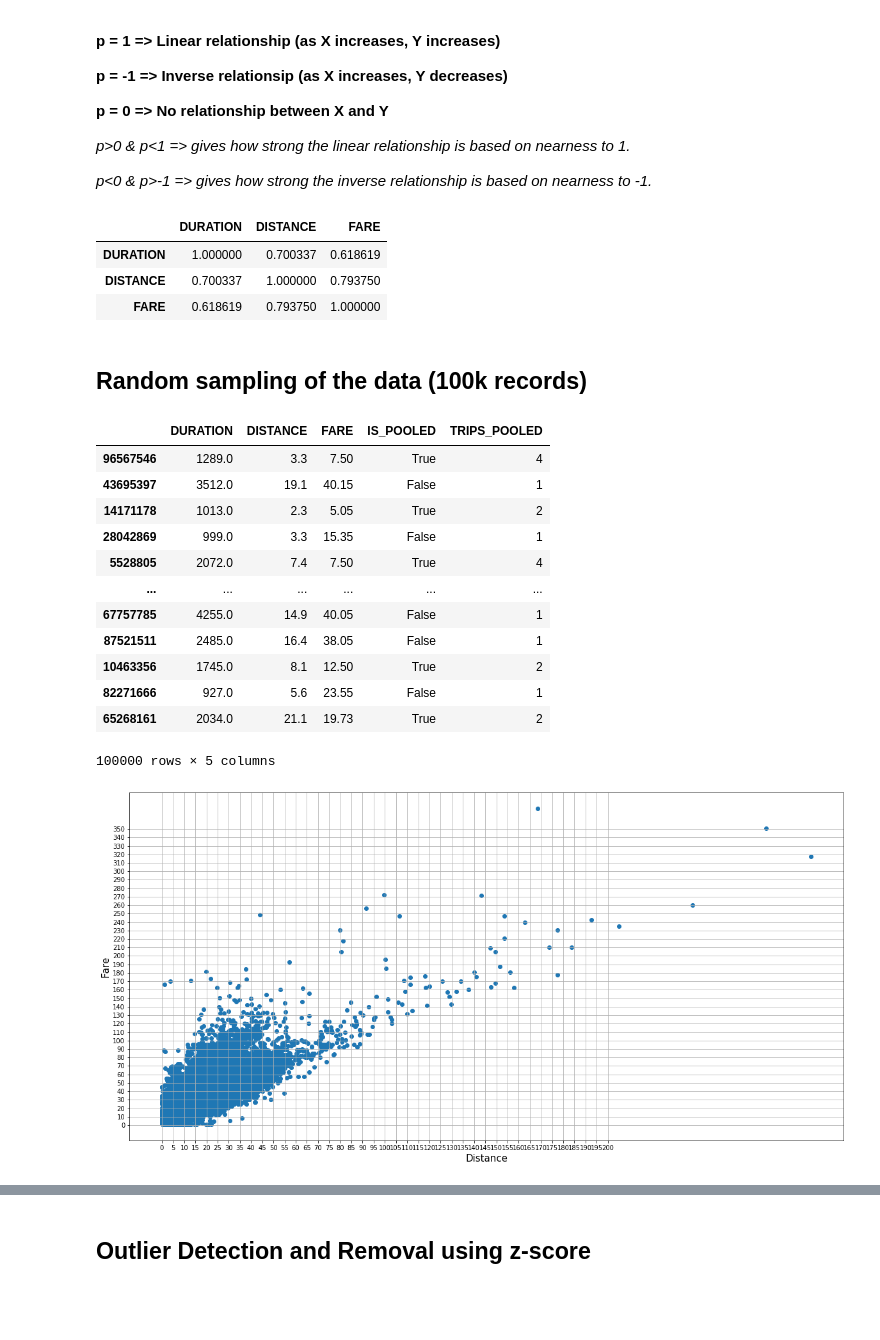
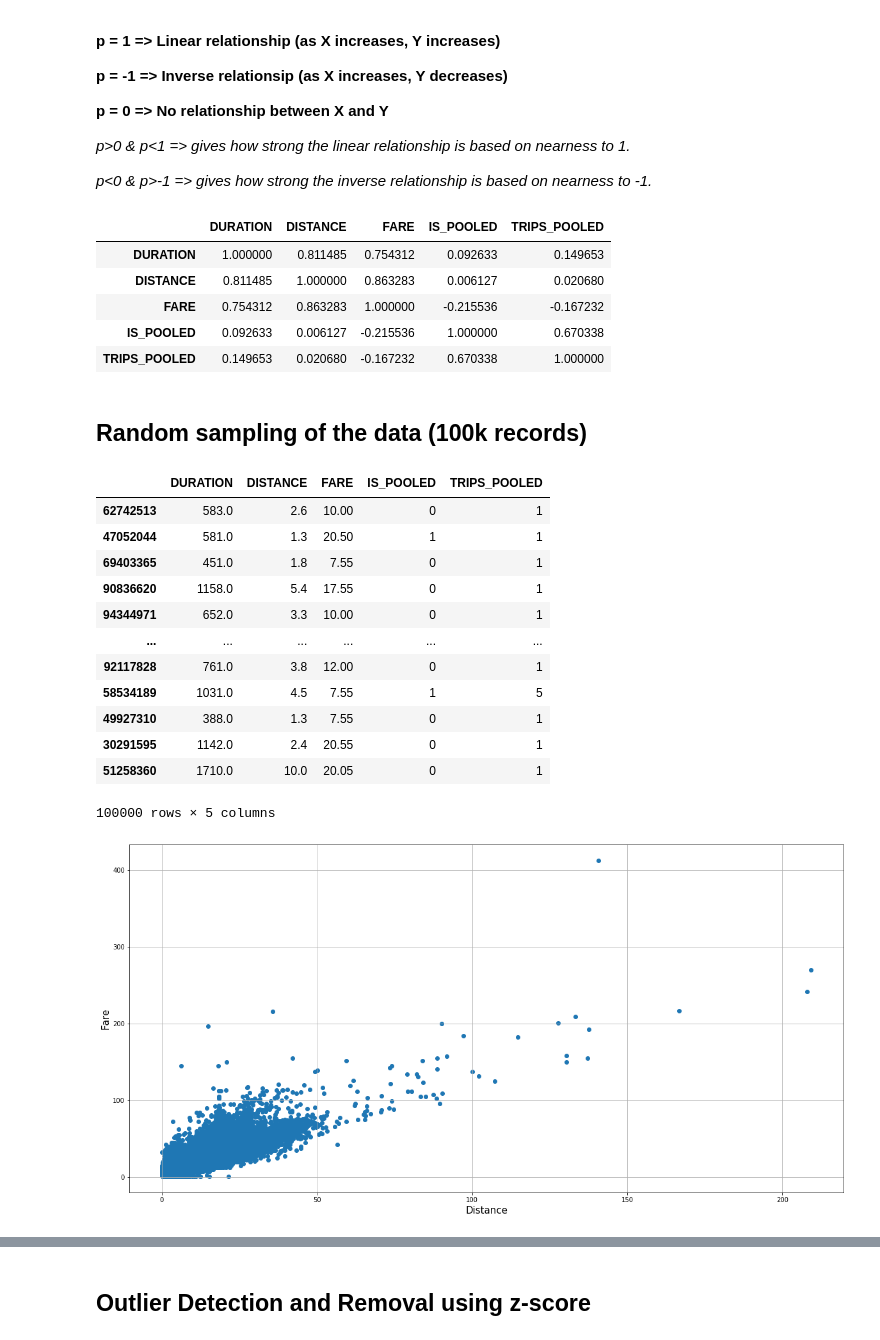
Before and after one commit to DarshanKodipalli/RideShare, a Jupyter notebook: fare_modeling/trips_analysis.ipynb, the cells around one changed output, grey strips where cells are left out. Saved outputs shown, nothing was run; the diff lists cells and outputs as text; code cells hidden in the pictures; blank space fills up the shorter version.

Commit message:
Updated fare model files

```diff
--- a/fare_modeling/trips_analysis.ipynb
+++ b/fare_modeling/trips_analysis.ipynb
@@ -1,2 +6,3 @@
 # %%
 %matplotlib inline
+sns.set(color_codes=True)
@@ -7,4 +9,2 @@ import matplotlib.pyplot as plt
 # %%
-df = pd.read_csv("trips_extracted.csv")
-df.dropna(inplace=True)
-df.drop_duplicates(inplace=True)
+df = pd.read_csv("/Volumes/MD/trips_extracted.csv")
@@ -10,0 +20,3 @@ df.drop_duplicates(inplace=True)
+# %%
+df = df[df.FARE > 0]
+len(df.index)
@@ -11,3 +25,5 @@ df.drop_duplicates(inplace=True)
+# %%
+df.IS_POOLED = df.IS_POOLED.apply(lambda x: 1 if x else 0)
 # %%
 df.head()
 # %% [output]
@@ -59,12 +62,14 @@ dtype: float64
 
 *p<0 & p>-1 => gives how strong the inverse relationship is based on nearness to -1.*
 # %%
-df[["DURATION", "DISTANCE", "FARE"]].corr()
+df.corr()
 # %% [output]
-|  | DURATION | DISTANCE | FARE |
-| DURATION | 1.000000 | 0.700337 | 0.618619 |
-| DISTANCE | 0.700337 | 1.000000 | 0.793750 |
-| FARE | 0.618619 | 0.793750 | 1.000000 |
+|  | DURATION | DISTANCE | FARE | IS_POOLED | TRIPS_POOLED |
+| DURATION | 1.000000 | 0.811485 | 0.754312 | 0.092633 | 0.149653 |
+| DISTANCE | 0.811485 | 1.000000 | 0.863283 | 0.006127 | 0.020680 |
+| FARE | 0.754312 | 0.863283 | 1.000000 | -0.215536 | -0.167232 |
+| IS_POOLED | 0.092633 | 0.006127 | -0.215536 | 1.000000 | 0.670338 |
+| TRIPS_POOLED | 0.149653 | 0.020680 | -0.167232 | 0.670338 | 1.000000 |
 # %% [markdown]
 ## Random sampling of the data (100k records)
 # %%
@@ -73,29 +78,27 @@ random_sample = df.sample(100000, random_state=7)
 random_sample
 # %% [output]
 |  | DURATION | DISTANCE | FARE | IS_POOLED | TRIPS_POOLED |
-| 96567546 | 1289.0 | 3.3 | 7.50 | True | 4 |
-| 43695397 | 3512.0 | 19.1 | 40.15 | False | 1 |
-| 14171178 | 1013.0 | 2.3 | 5.05 | True | 2 |
-| 28042869 | 999.0 | 3.3 | 15.35 | False | 1 |
-| 5528805 | 2072.0 | 7.4 | 7.50 | True | 4 |
+| 62742513 | 583.0 | 2.6 | 10.00 | 0 | 1 |
+| 47052044 | 581.0 | 1.3 | 20.50 | 1 | 1 |
+| 69403365 | 451.0 | 1.8 | 7.55 | 0 | 1 |
+| 90836620 | 1158.0 | 5.4 | 17.55 | 0 | 1 |
+| 94344971 | 652.0 | 3.3 | 10.00 | 0 | 1 |
 | ... | ... | ... | ... | ... | ... |
-| 67757785 | 4255.0 | 14.9 | 40.05 | False | 1 |
-| 87521511 | 2485.0 | 16.4 | 38.05 | False | 1 |
-| 10463356 | 1745.0 | 8.1 | 12.50 | True | 2 |
-| 82271666 | 927.0 | 5.6 | 23.55 | False | 1 |
-| 65268161 | 2034.0 | 21.1 | 19.73 | True | 2 |
+| 92117828 | 761.0 | 3.8 | 12.00 | 0 | 1 |
+| 58534189 | 1031.0 | 4.5 | 7.55 | 1 | 5 |
+| 49927310 | 388.0 | 1.3 | 7.55 | 0 | 1 |
+| 30291595 | 1142.0 | 2.4 | 20.55 | 0 | 1 |
+| 51258360 | 1710.0 | 10.0 | 20.05 | 0 | 1 |
 100000 rows × 5 columns
 # %%
 plt.figure(figsize=[20,10])
 plt.scatter("DISTANCE", "FARE", data=random_sample)
 plt.grid(True)
 plt.xlabel('Distance', fontsize=15)
 plt.ylabel('Fare', fontsize=15)
-plt.xticks(np.arange(0, 201, 5))
-plt.yticks(np.arange(0, 353, 10))
 plt.show()
 # %% [output]
-[figure, old version]
+[figure, new version]
 # %%
 plt.figure(figsize=[15, 10])
 plt.hist(random_sample.FARE, bins=np.arange(0, np.max(random_sample.FARE) + 1, 15))
```
Also changed, not shown: parts of 58 cells of this notebook, 3 other files.
